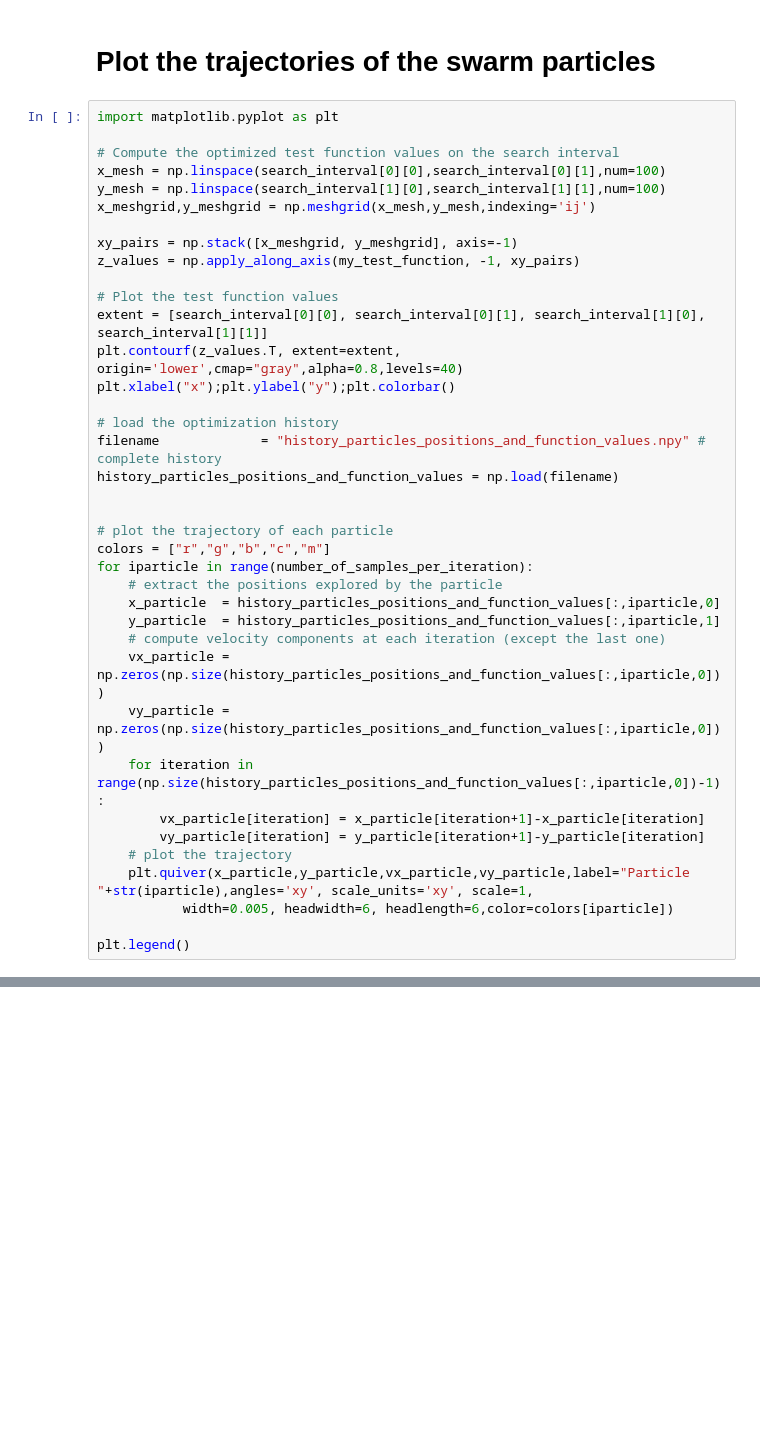
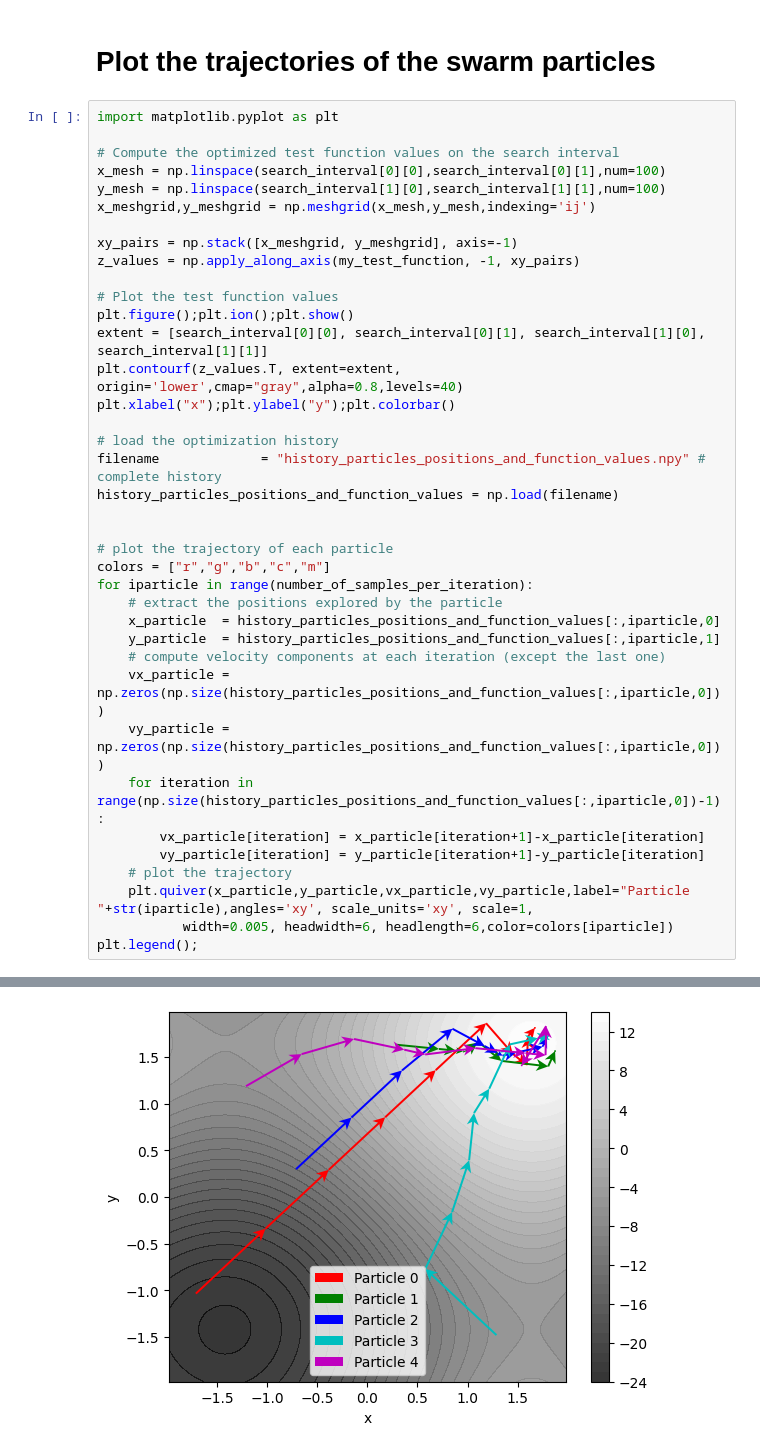
Before and after one commit to Discoveri-org/Discoveri, a Jupyter notebook: examples/input2D_FSTPSO_plot_particle_trajectories.ipynb, the cells around one changed output, grey strips where cells are left out. Saved outputs shown, nothing was run; the diff lists cells and outputs as text; blank space fills up the shorter version.

Commit message:
trying to save also the figure of one of the notebooks

```diff
--- a/examples/input2D_FSTPSO_plot_particle_trajectories.ipynb
+++ b/examples/input2D_FSTPSO_plot_particle_trajectories.ipynb
@@ -105,6 +105,7 @@ xy_pairs = np.stack([x_meshgrid, y_meshgrid], axis=-1)
 z_values = np.apply_along_axis(my_test_function, -1, xy_pairs)
 
 # Plot the test function values
+plt.figure();plt.ion();plt.show()
 extent = [search_interval[0][0], search_interval[0][1], search_interval[1][0], search_interval[1][1]]
 plt.contourf(z_values.T, extent=extent, origin='lower',cmap="gray",alpha=0.8,levels=40)
 plt.xlabel("x");plt.ylabel("y");plt.colorbar()
@@ -129,5 +130,5 @@ for iparticle in range(number_of_samples_per_iteration):
     # plot the trajectory
     plt.quiver(x_particle,y_particle,vx_particle,vy_particle,label="Particle "+str(iparticle),angles='xy', scale_units='xy', scale=1,
            width=0.005, headwidth=6, headlength=6,color=colors[iparticle])
-
-plt.legend()
+plt.legend();
+# %% [output]
@@ -133,0 +136 @@ plt.legend()
+[figure, added]
```
Also changed, not shown: parts of 2 cells of this notebook.
